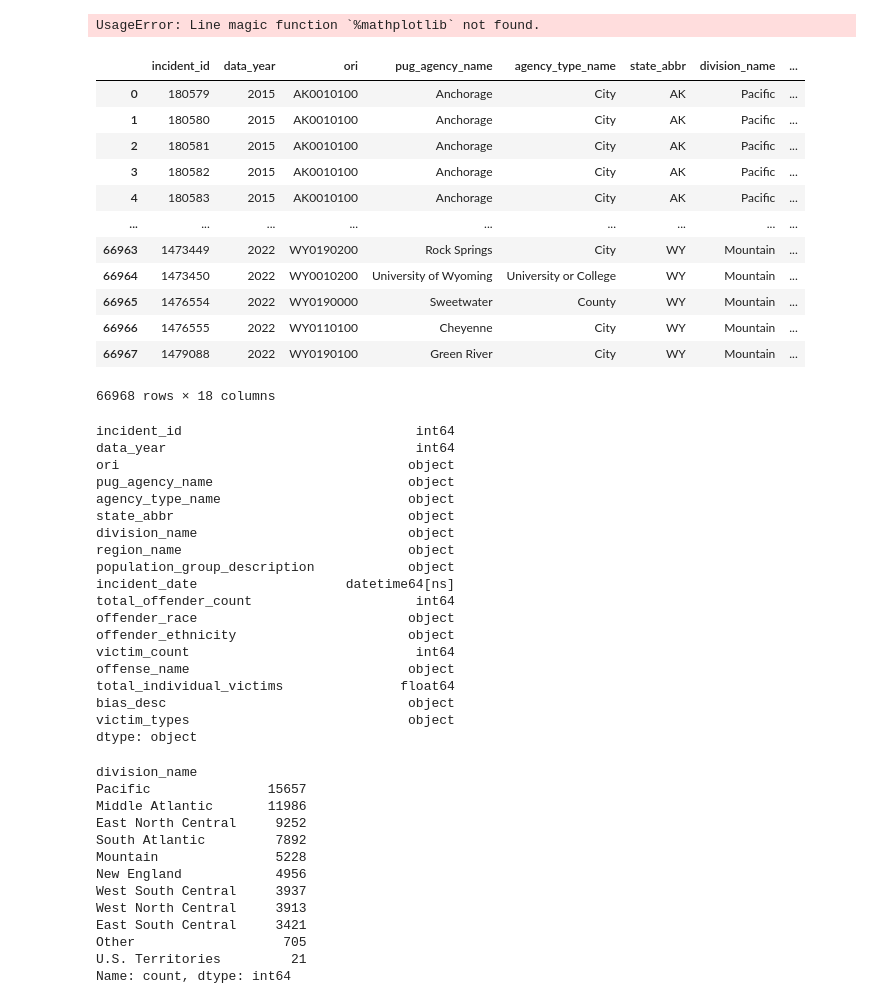
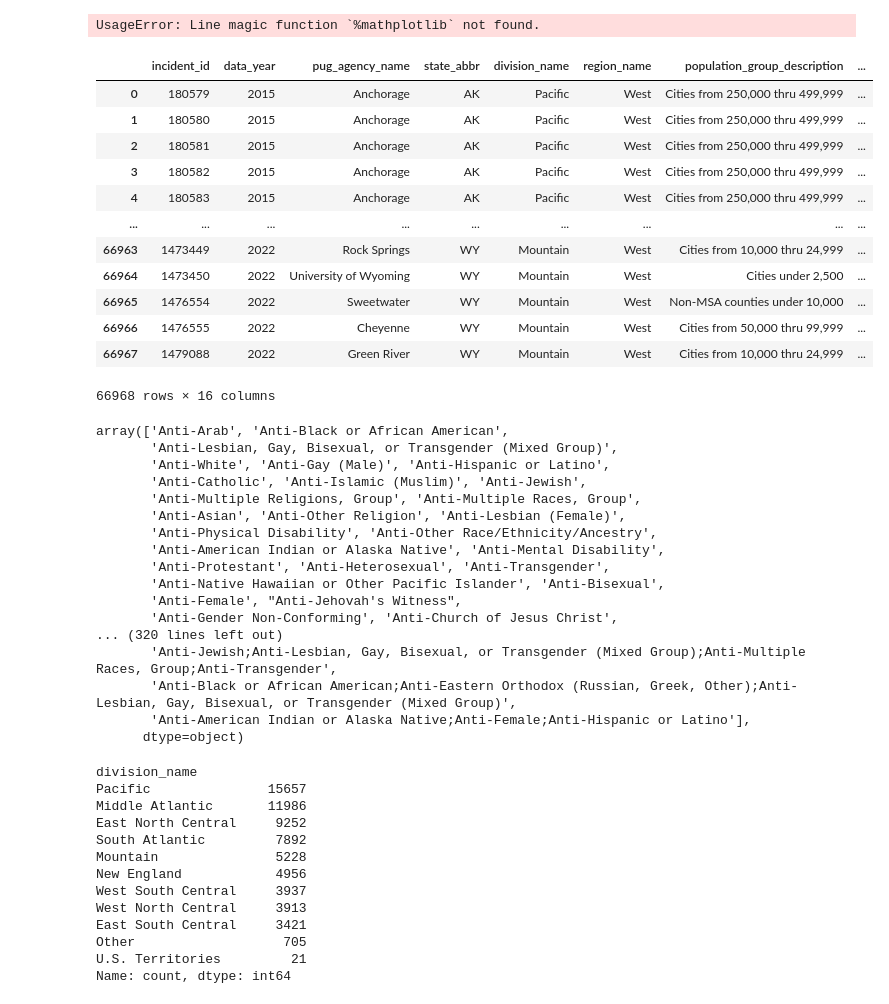
Before and after one commit to corporatemanny/FBI-Hate-Crime-Analysis, a Jupyter notebook: Analysis/dataFilter.ipynb, the cells around one changed output. Saved outputs shown, nothing was run; the diff lists cells and outputs as text; code cells hidden in the pictures.

```diff
--- a/Analysis/dataFilter.ipynb
+++ b/Analysis/dataFilter.ipynb
@@ -9,68 +9,69 @@ import matplotlib.pyplot as plt
 # %%
 hate_crime_data = os.path.join('..', 'Resources', 'hate_crime.csv')
 
 hateCrimedf = pd.read_csv(hate_crime_data)
 
 hateCrimedf = hateCrimedf[hateCrimedf['data_year'] >= 2015]
 hateCrimedf
 
 hateCrimedf.drop(columns=[
 
     'pub_agency_unit',
     'state_name',
     'population_group_code',
     'adult_victim_count',
     'juvenile_victim_count',
     'adult_offender_count',
     'juvenile_offender_count',
     'location_name',
     'multiple_offense',
-    'multiple_bias'
+    'multiple_bias',
+    'ori',
+    'agency_type_name',
 
 ], inplace=True)
 
 hateCrimedf.reset_index(drop=True)
 # %% [output]
-|  | incident_id | data_year | ori | pug_agency_name | agency_type_name | state_abbr | division_name | ... |
-| 0 | 180579 | 2015 | AK0010100 | Anchorage | City | AK | Pacific | ... |
-| 1 | 180580 | 2015 | AK0010100 | Anchorage | City | AK | Pacific | ... |
-| 2 | 180581 | 2015 | AK0010100 | Anchorage | City | AK | Pacific | ... |
-| 3 | 180582 | 2015 | AK0010100 | Anchorage | City | AK | Pacific | ... |
-| 4 | 180583 | 2015 | AK0010100 | Anchorage | City | AK | Pacific | ... |
+|  | incident_id | data_year | pug_agency_name | state_abbr | division_name | region_name | population_group_description | ... |
+| 0 | 180579 | 2015 | Anchorage | AK | Pacific | West | Cities from 250,000 thru 499,999 | ... |
+| 1 | 180580 | 2015 | Anchorage | AK | Pacific | West | Cities from 250,000 thru 499,999 | ... |
+| 2 | 180581 | 2015 | Anchorage | AK | Pacific | West | Cities from 250,000 thru 499,999 | ... |
+| 3 | 180582 | 2015 | Anchorage | AK | Pacific | West | Cities from 250,000 thru 499,999 | ... |
+| 4 | 180583 | 2015 | Anchorage | AK | Pacific | West | Cities from 250,000 thru 499,999 | ... |
 | ... | ... | ... | ... | ... | ... | ... | ... | ... |
-| 66963 | 1473449 | 2022 | WY0190200 | Rock Springs | City | WY | Mountain | ... |
-| 66964 | 1473450 | 2022 | WY0010200 | University of Wyoming | University or College | WY | Mountain | ... |
-| 66965 | 1476554 | 2022 | WY0190000 | Sweetwater | County | WY | Mountain | ... |
-| 66966 | 1476555 | 2022 | WY0110100 | Cheyenne | City | WY | Mountain | ... |
-| 66967 | 1479088 | 2022 | WY0190100 | Green River | City | WY | Mountain | ... |
+| 66963 | 1473449 | 2022 | Rock Springs | WY | Mountain | West | Cities from 10,000 thru 24,999 | ... |
+| 66964 | 1473450 | 2022 | University of Wyoming | WY | Mountain | West | Cities under 2,500 | ... |
+| 66965 | 1476554 | 2022 | Sweetwater | WY | Mountain | West | Non-MSA counties under 10,000 | ... |
+| 66966 | 1476555 | 2022 | Cheyenne | WY | Mountain | West | Cities from 50,000 thru 99,999 | ... |
+| 66967 | 1479088 | 2022 | Green River | WY | Mountain | West | Cities from 10,000 thru 24,999 | ... |
-66968 rows × 18 columns
+66968 rows × 16 columns
 # %%
 
 grouped_crime = hateCrimedf.groupby('data_year')
 grouped_crime
 
 hateCrimedf['incident_date'] = pd.to_datetime(hateCrimedf['incident_date'])
-hateCrimedf.dtypes
+#hateCrimedf['bias_desc'] = pd.to_string(hateCrimedf['bias_desc'])
+hateCrimedf['bias_desc'].unique()
 # %% [output]
-incident_id                              int64
-data_year                                int64
-ori                                     object
-pug_agency_name                         object
-agency_type_name                        object
-state_abbr                              object
-division_name                           object
-region_name                             object
-population_group_description            object
-incident_date                   datetime64[ns]
-total_offender_count                     int64
-offender_race                           object
-offender_ethnicity                      object
-victim_count                             int64
-offense_name                            object
-total_individual_victims               float64
-bias_desc                               object
-victim_types                            object
-dtype: object
+array(['Anti-Arab', 'Anti-Black or African American',
+       'Anti-Lesbian, Gay, Bisexual, or Transgender (Mixed Group)',
+       'Anti-White', 'Anti-Gay (Male)', 'Anti-Hispanic or Latino',
+       'Anti-Catholic', 'Anti-Islamic (Muslim)', 'Anti-Jewish',
+       'Anti-Multiple Religions, Group', 'Anti-Multiple Races, Group',
+       'Anti-Asian', 'Anti-Other Religion', 'Anti-Lesbian (Female)',
+       'Anti-Physical Disability', 'Anti-Other Race/Ethnicity/Ancestry',
+       'Anti-American Indian or Alaska Native', 'Anti-Mental Disability',
+       'Anti-Protestant', 'Anti-Heterosexual', 'Anti-Transgender',
+       'Anti-Native Hawaiian or Other Pacific Islander', 'Anti-Bisexual',
+       'Anti-Female', "Anti-Jehovah's Witness",
+       'Anti-Gender Non-Conforming', 'Anti-Church of Jesus Christ',
+... (320 lines left out)
+       'Anti-Jewish;Anti-Lesbian, Gay, Bisexual, or Transgender (Mixed Group);Anti-Multiple Races, Group;Anti-Transgender',
+       'Anti-Black or African American;Anti-Eastern Orthodox (Russian, Greek, Other);Anti-Lesbian, Gay, Bisexual, or Transgender (Mixed Group)',
+       'Anti-American Indian or Alaska Native;Anti-Female;Anti-Hispanic or Latino'],
+      dtype=object)
 # %%
 hateCrimedf['division_name'].value_counts()
 # %% [output]
```
Also changed, not shown: parts of 1 cell of this notebook, 1 other file.
